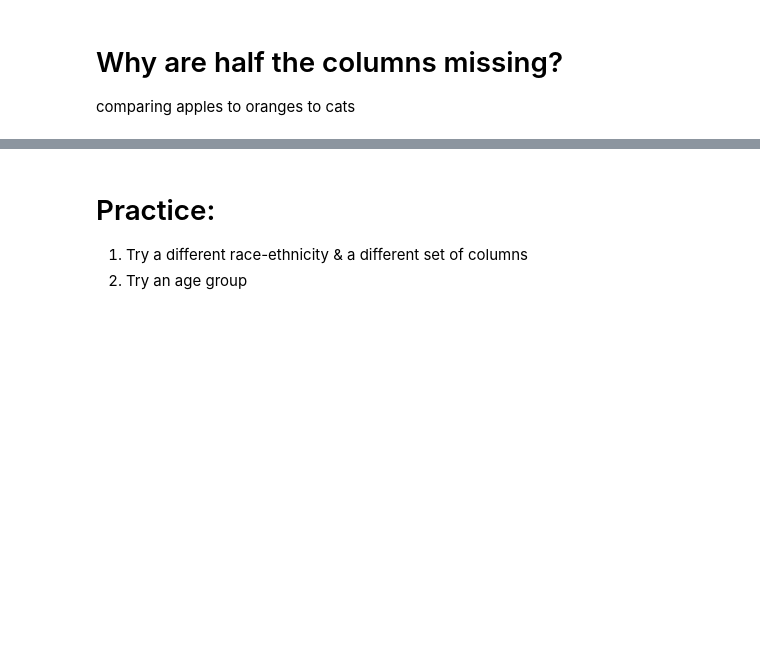
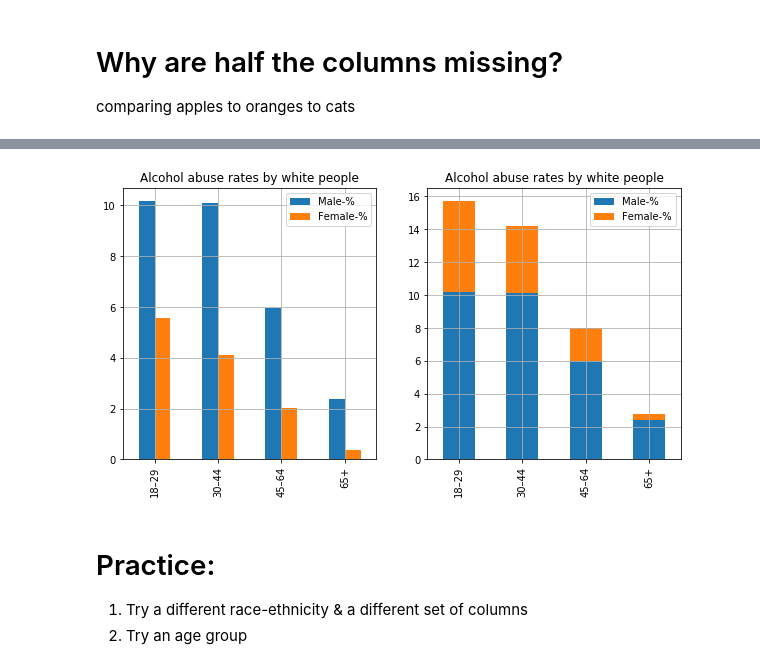
Before and after one commit to ccnypsych/psy31170, a Jupyter notebook: slides/L06_stats.ipynb, the cells around one changed output, grey strips where cells are left out. Saved outputs shown, nothing was run; the diff lists cells and outputs as text; code cells hidden in the pictures; blank space fills up the shorter version.

```diff
--- a/slides/L06_stats.ipynb
+++ b/slides/L06_stats.ipynb
@@ -152,3 +355,16 @@ _ = ax.set_xticklabels(percent['characteristic'])
+# %%
+fig, (ax1, ax2) = plt.subplots(ncols=2, figsize=(10,5))
+_ = ax1.set_title("Alcohol abuse rates by white people")
+_ = percent[percent['race-ethnicity'].str.match('White')].plot.bar(ax=ax1)
+_ = ax1.set_xticklabels(percent['characteristic'])
+_ = ax1.grid()
+
+_ = ax2.set_title("Alcohol abuse rates by white people")
+_ = percent[percent['race-ethnicity'].str.match('White')].plot.bar(ax=ax2, stacked=True)
+_ = ax2.set_xticklabels(percent['characteristic'])
+_ = ax2.grid()
+# %% [output]
+[figure, added]
 # %% [markdown]
 # Practice:
 1. Try a different race-ethnicity & a different set of columns
```
Also changed, not shown: parts of 25 cells of this notebook, 28 other files.
